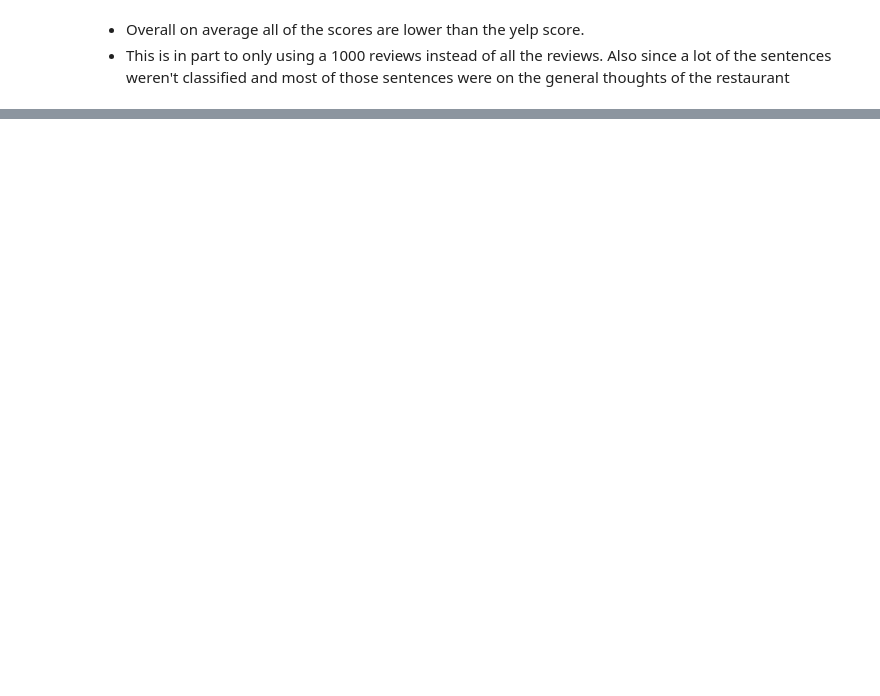
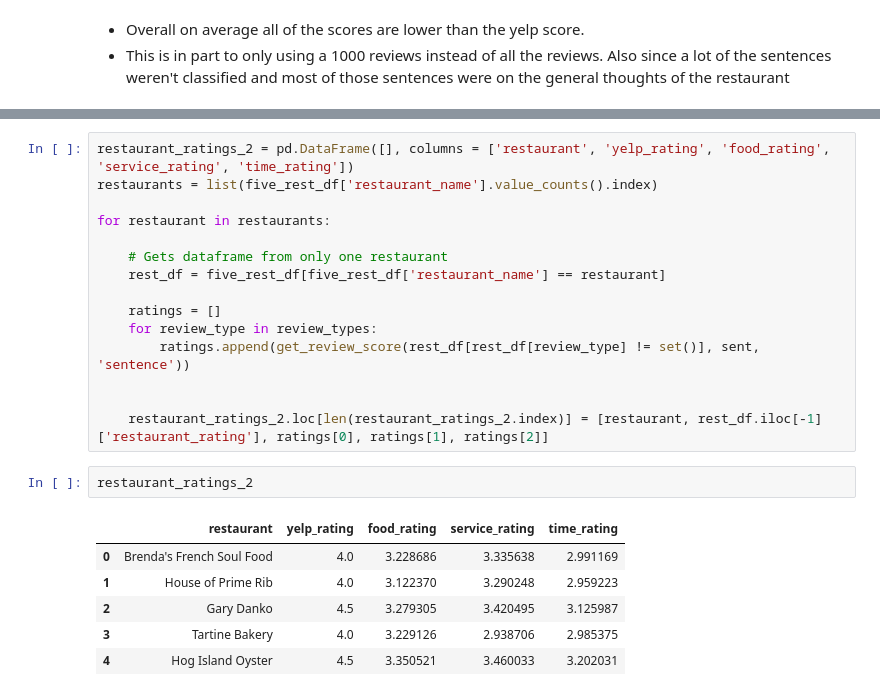
Before and after one commit to Injungahn/Yelp-Review-Categorizer, a Jupyter notebook: code/03_Sentence_Classification_Sentiment_Analysis.ipynb, the cells around one changed output, grey strips where cells are left out. Saved outputs shown, nothing was run; the diff lists cells and outputs as text; blank space fills up the shorter version.

```diff
--- a/code/03_Sentence_Classification_Sentiment_Analysis.ipynb
+++ b/code/03_Sentence_Classification_Sentiment_Analysis.ipynb
@@ -467,0 +514,24 @@ restaurant_ratings
+# %%
+restaurant_ratings_2 = pd.DataFrame([], columns = ['restaurant', 'yelp_rating', 'food_rating', 'service_rating', 'time_rating'])
+restaurants = list(five_rest_df['restaurant_name'].value_counts().index)
+
+for restaurant in restaurants:
+
+    # Gets dataframe from only one restaurant
+    rest_df = five_rest_df[five_rest_df['restaurant_name'] == restaurant]
+
+    ratings = []
+    for review_type in review_types:
+        ratings.append(get_review_score(rest_df[rest_df[review_type] != set()], sent, 'sentence'))
+
+
+    restaurant_ratings_2.loc[len(restaurant_ratings_2.index)] = [restaurant, rest_df.iloc[-1]['restaurant_rating'], ratings[0], ratings[1], ratings[2]]
+# %%
+restaurant_ratings_2
+# %% [output]
+|  | restaurant | yelp_rating | food_rating | service_rating | time_rating |
+| 0 | Brenda's French Soul Food | 4.0 | 3.228686 | 3.335638 | 2.991169 |
+| 1 | House of Prime Rib | 4.0 | 3.122370 | 3.290248 | 2.959223 |
+| 2 | Gary Danko | 4.5 | 3.279305 | 3.420495 | 3.125987 |
+| 3 | Tartine Bakery | 4.0 | 3.229126 | 2.938706 | 2.985375 |
+| 4 | Hog Island Oyster | 4.5 | 3.350521 | 3.460033 | 3.202031 |
```
Also changed, not shown: parts of 25 cells of this notebook, 4 other files.
